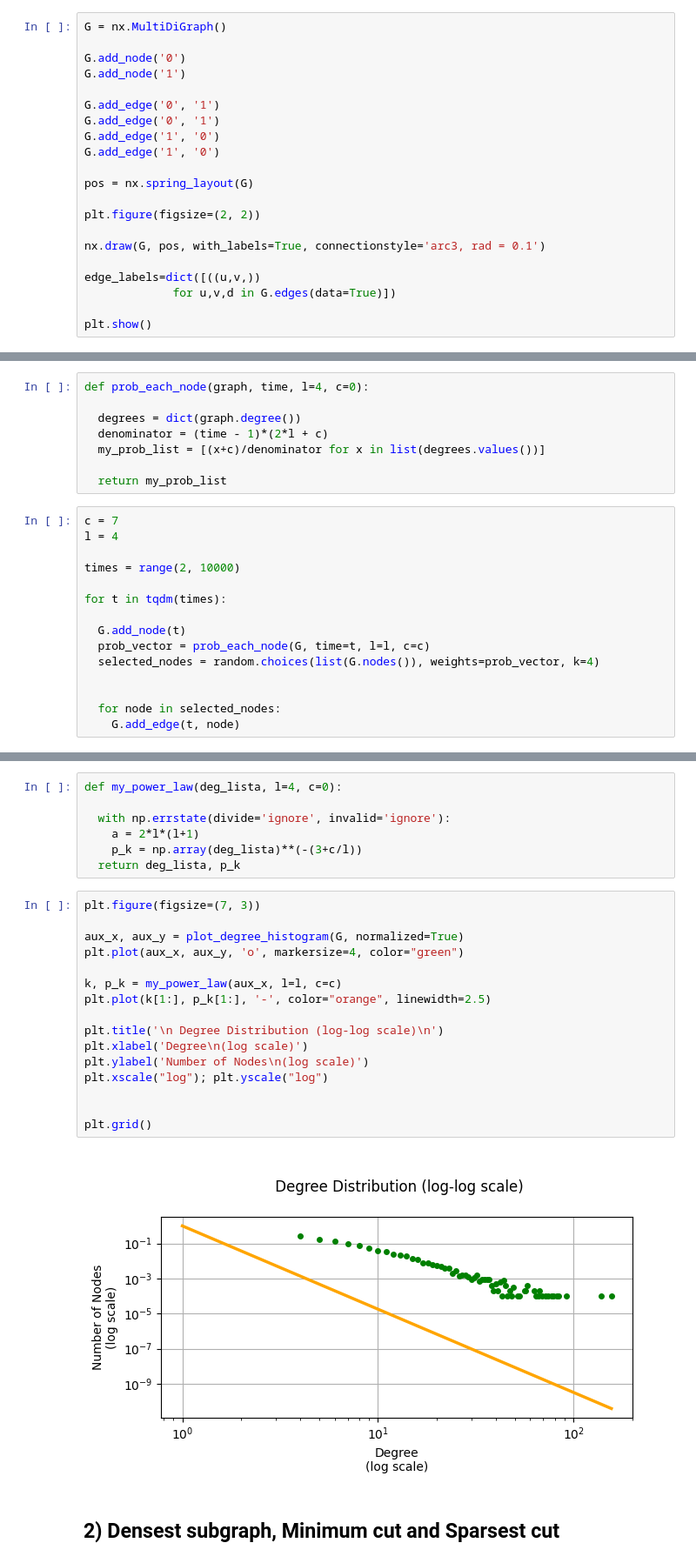
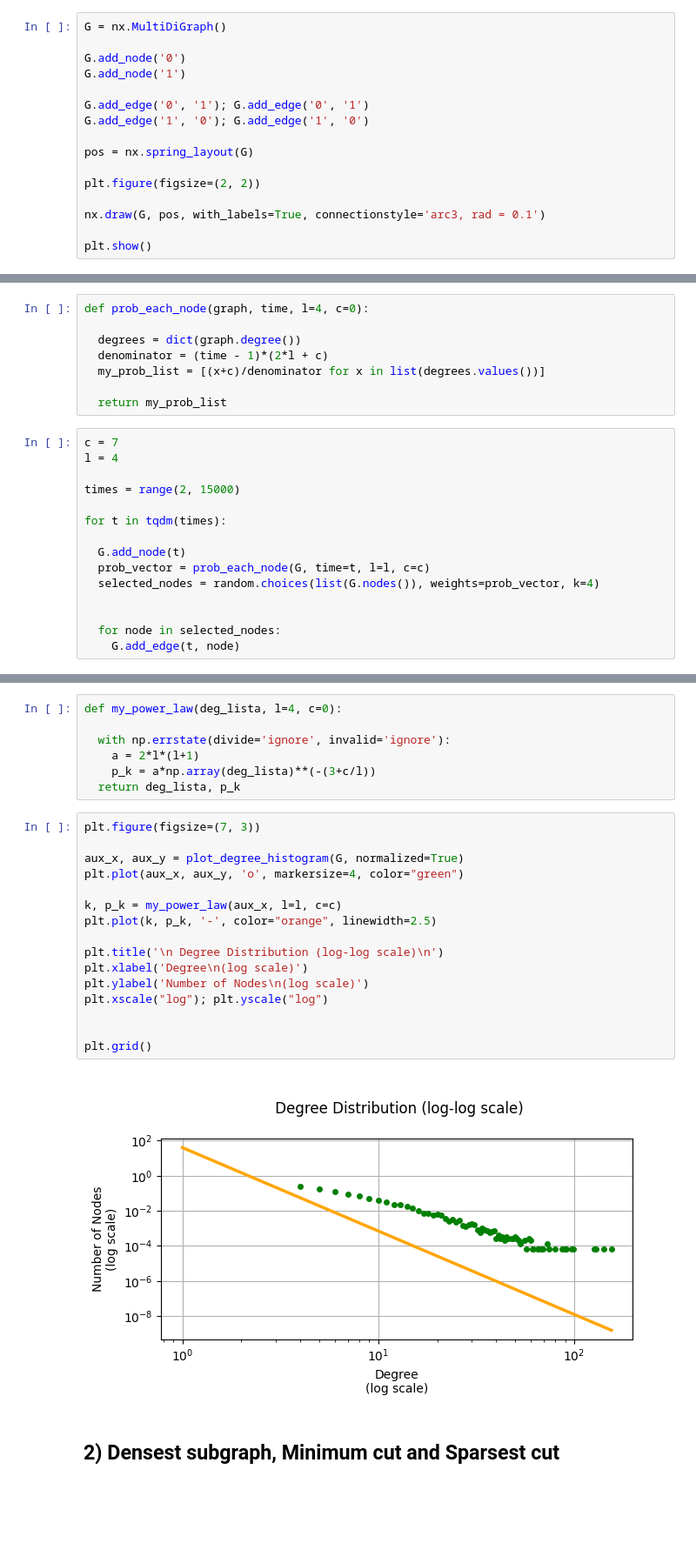
Before and after one commit to LM1997610/NeuralNetworks, a Jupyter notebook: ARIS_hw_(1).ipynb, the cells around one changed output, grey strips where cells are left out. Shown at 87% size. Saved outputs shown, nothing was run; the diff lists cells and outputs as text; blank space fills up the shorter version.

```diff
--- a/ARIS_hw_(1).ipynb
+++ b/ARIS_hw_(1).ipynb
@@ -20,10 +20,8 @@ G = nx.MultiDiGraph()
 G.add_node('0')
 G.add_node('1')
 
-G.add_edge('0', '1')
-G.add_edge('0', '1')
-G.add_edge('1', '0')
-G.add_edge('1', '0')
+G.add_edge('0', '1'); G.add_edge('0', '1')
+G.add_edge('1', '0'); G.add_edge('1', '0')
 
 pos = nx.spring_layout(G)
 
@@ -31,8 +29,5 @@ plt.figure(figsize=(2, 2))
 
 nx.draw(G, pos, with_labels=True, connectionstyle='arc3, rad = 0.1')
 
-edge_labels=dict([((u,v,))
-             for u,v,d in G.edges(data=True)])
-
 plt.show()
 # %% [output]
@@ -49,7 +44,7 @@ def prob_each_node(graph, time, l=4, c=0):
 c = 7
 l = 4
 
-times = range(2, 10000)
+times = range(2, 15000)
 
 for t in tqdm(times):
 
@@ -102,26 +97,26 @@ def my_power_law(deg_lista, l=4, c=0):
 
   with np.errstate(divide='ignore', invalid='ignore'):
     a = 2*l*(l+1)
-    p_k = np.array(deg_lista)**(-(3+c/l))
+    p_k = a*np.array(deg_lista)**(-(3+c/l))
   return deg_lista, p_k
 # %%
 plt.figure(figsize=(7, 3))
 
 aux_x, aux_y = plot_degree_histogram(G, normalized=True)
 plt.plot(aux_x, aux_y, 'o', markersize=4, color="green")
 
 k, p_k = my_power_law(aux_x, l=l, c=c)
-plt.plot(k[1:], p_k[1:], '-', color="orange", linewidth=2.5)
+plt.plot(k, p_k, '-', color="orange", linewidth=2.5)
 
 plt.title('\n Degree Distribution (log-log scale)\n')
 plt.xlabel('Degree\n(log scale)')
 plt.ylabel('Number of Nodes\n(log scale)')
 plt.xscale("log"); plt.yscale("log")
 
 
 plt.grid()
 # %% [output]
-[figure, old version]
+[figure, new version]
 # %% [markdown]
 ## 2) Densest subgraph, Minimum cut and Sparsest cut
 # %%
```
Also changed, not shown: parts of 14 cells of this notebook.
